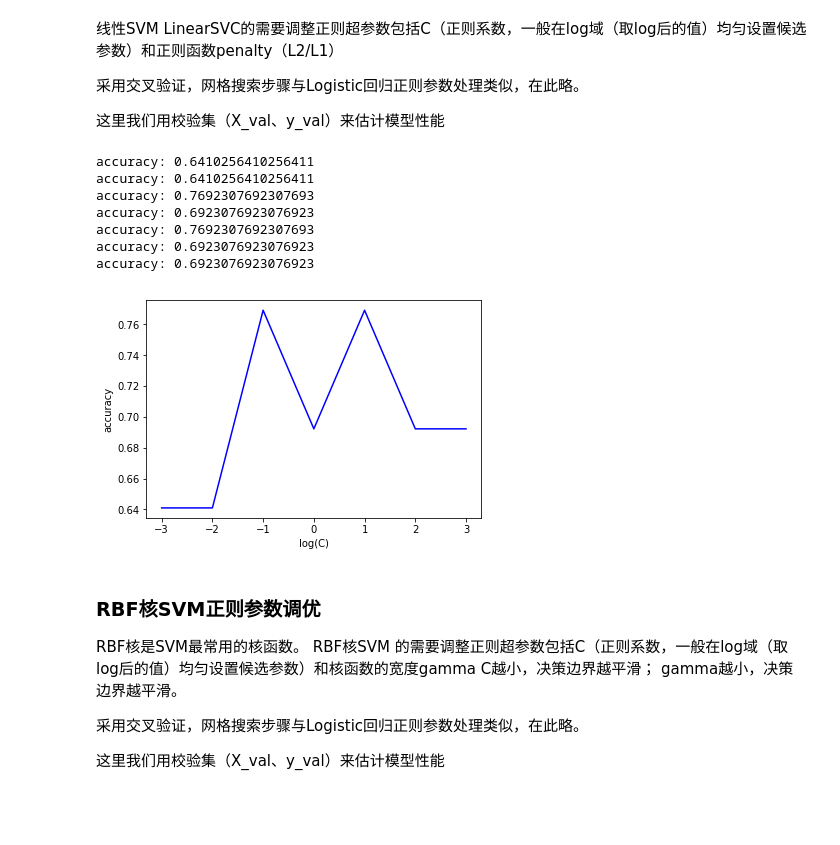
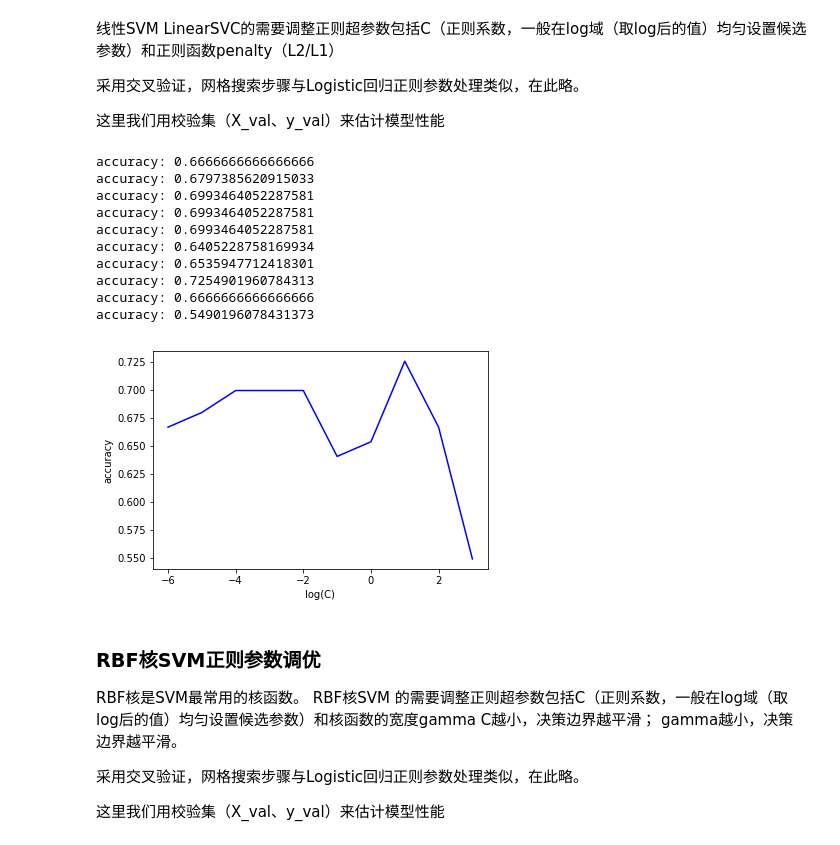
Before and after one commit to jhyehuang/artificial-intelligence, a Jupyter notebook: 第二周/第二周作业/HW2_Logistic_Indians.ipynb, the cells around one changed output. Cells and saved outputs as stored; diff of their text form; code cells hidden in the pictures; blank space fills up the shorter version.

```diff
--- a/第二周/第二周作业/HW2_Logistic_Indians.ipynb
+++ b/第二周/第二周作业/HW2_Logistic_Indians.ipynb
@@ -153,4 +214,4 @@ def data_set_split(X,Y):
     X_train, X_test, y_train,y_test = train_test_split(X, Y, test_size=0.2, random_state=42)
     return X_train, X_test, y_train, y_test
 # %%
-X_train, X_test, y_train, y_test=data_set_split(X_train,y_train)
+X_train, X_test, y_train, y_test=data_set_split(X,Y)
@@ -294,10 +352,10 @@ pyplot.show()
 # %%
 from sklearn.linear_model import LogisticRegressionCV
 
-Cs = [1, 10,100,1000]
+Cs = [1e-06, 1e-05, 0.0001, 0.001, 0.01, 0.1]
 
 # 大量样本（6W+）、高维度（93），L1正则 --> 可选用saga优化求解器(0.19版本新功能)
 # LogisticRegressionCV比GridSearchCV快
-lrcv_L1 = LogisticRegressionCV(Cs=Cs, cv = 5, scoring='neg_log_loss', penalty='l1', solver='liblinear', multi_class='ovr')
+lrcv_L1 = LogisticRegressionCV(Cs=Cs, cv = 5, scoring='neg_log_loss', penalty='l1', solver='liblinear')
 lrcv_L1.fit(X_train, y_train)
 # %% [output]
@@ -392,9 +433,0 @@ pyplot.show()
-# %%
-from sklearn.linear_model import LogisticRegressionCV
-
-Cs = [1, 10,100,1000]
-
-# 大量样本（6W+）、高维度（93），L2正则 --> 缺省用lbfgs
-# LogisticRegressionCV比GridSearchCV快
-lrcv_L2 = LogisticRegressionCV(Cs=Cs, cv = 5, scoring='neg_log_loss', penalty='l2', multi_class='ovr')
-lrcv_L2.fit(X_train, y_train)
@@ -475,7 +474,7 @@ Confusion matrix:
 def fit_grid_point_Linear(C, X_train, y_train, X_val, y_val):
 
     # 在训练集是那个利用SVC训练
-    SVC2 =  LinearSVC( C = C)
+    SVC2 =  LinearSVC( C = C,penalty='l2')
     SVC2 = SVC2.fit(X_train, y_train)
 
     # 在校验集上返回accuracy
@@ -485,34 +484,37 @@ def fit_grid_point_Linear(C, X_train, y_train, X_val, y_val):
     return accuracy
 # %%
 #需要调优的参数
-C_s = np.logspace(-3, 3, 7)# logspace(a,b,N)把10的a次方到10的b次方区间分成N份
+C_s = np.logspace(-6, 3, 10)# logspace(a,b,N)把10的a次方到10的b次方区间分成N份
 #penalty_s = ['l1','l2']
 
 accuracy_s = []
 for i, oneC in enumerate(C_s):
 #    for j, penalty in enumerate(penalty_s):
     tmp = fit_grid_point_Linear(oneC, X_train, y_train, X_test, y_test)
     accuracy_s.append(tmp)
 
 x_axis = np.log10(C_s)
 #for j, penalty in enumerate(penalty_s):
-pyplot.plot(x_axis, np.array(accuracy_s), 'b-')
+plt.plot(x_axis, np.array(accuracy_s), 'b-')
 
-pyplot.legend()
-pyplot.xlabel( 'log(C)' )
-pyplot.ylabel( 'accuracy' )
-pyplot.savefig('SVM_Otto.png' )
+plt.legend()
+plt.xlabel( 'log(C)' )
+plt.ylabel( 'accuracy' )
+plt.savefig('SVM_Otto.png' )
 
-pyplot.show()
+plt.show()
 # %% [output]
-accuracy: 0.6410256410256411
-accuracy: 0.6410256410256411
-accuracy: 0.7692307692307693
-accuracy: 0.6923076923076923
-accuracy: 0.7692307692307693
-accuracy: 0.6923076923076923
-accuracy: 0.6923076923076923
+accuracy: 0.6666666666666666
+accuracy: 0.6797385620915033
+accuracy: 0.6993464052287581
+accuracy: 0.6993464052287581
+accuracy: 0.6993464052287581
+accuracy: 0.6405228758169934
+accuracy: 0.6535947712418301
+accuracy: 0.7254901960784313
+accuracy: 0.6666666666666666
+accuracy: 0.5490196078431373
-[figure, old version]
+[figure, new version]
 # %% [markdown]
 ### RBF核SVM正则参数调优
 
```
Also changed, not shown: parts of 31 cells of this notebook, 5 other files.
